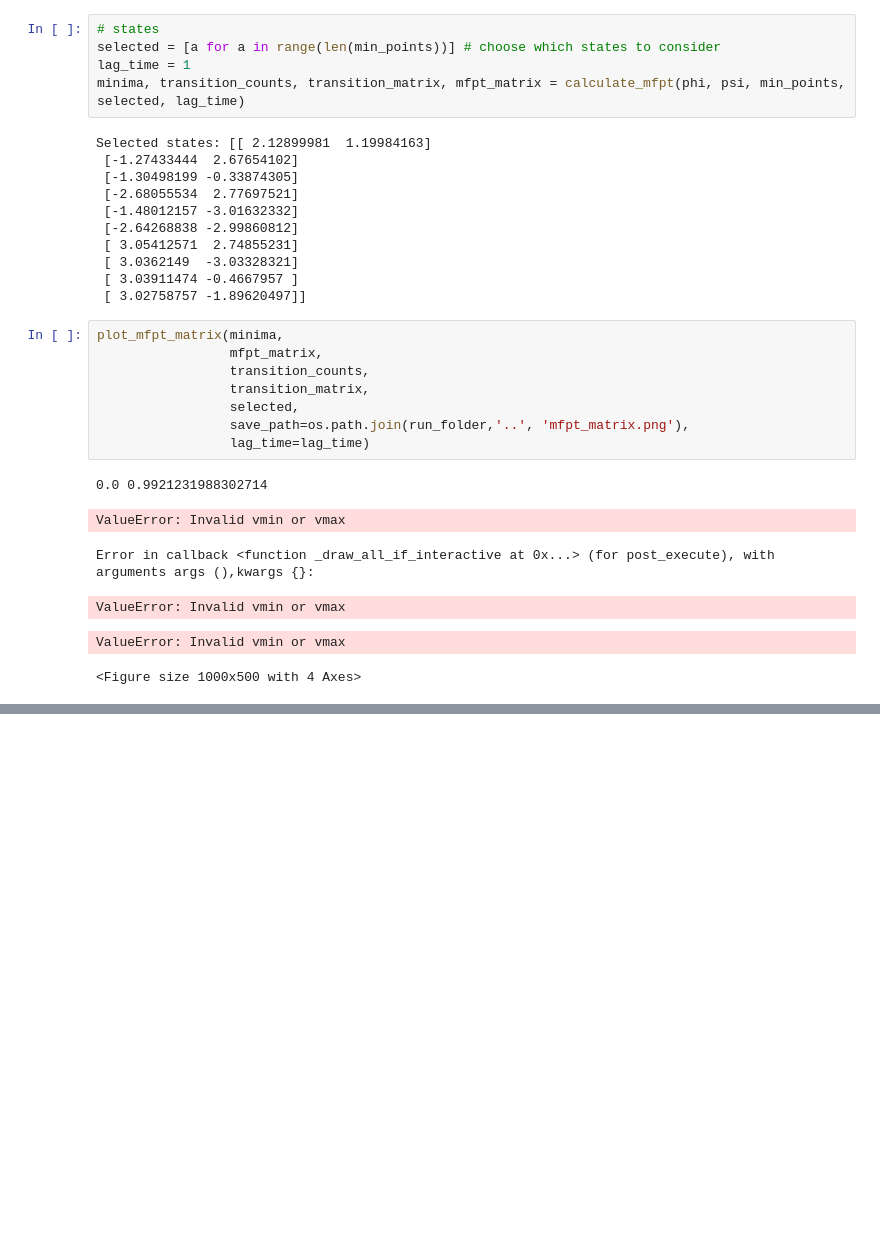
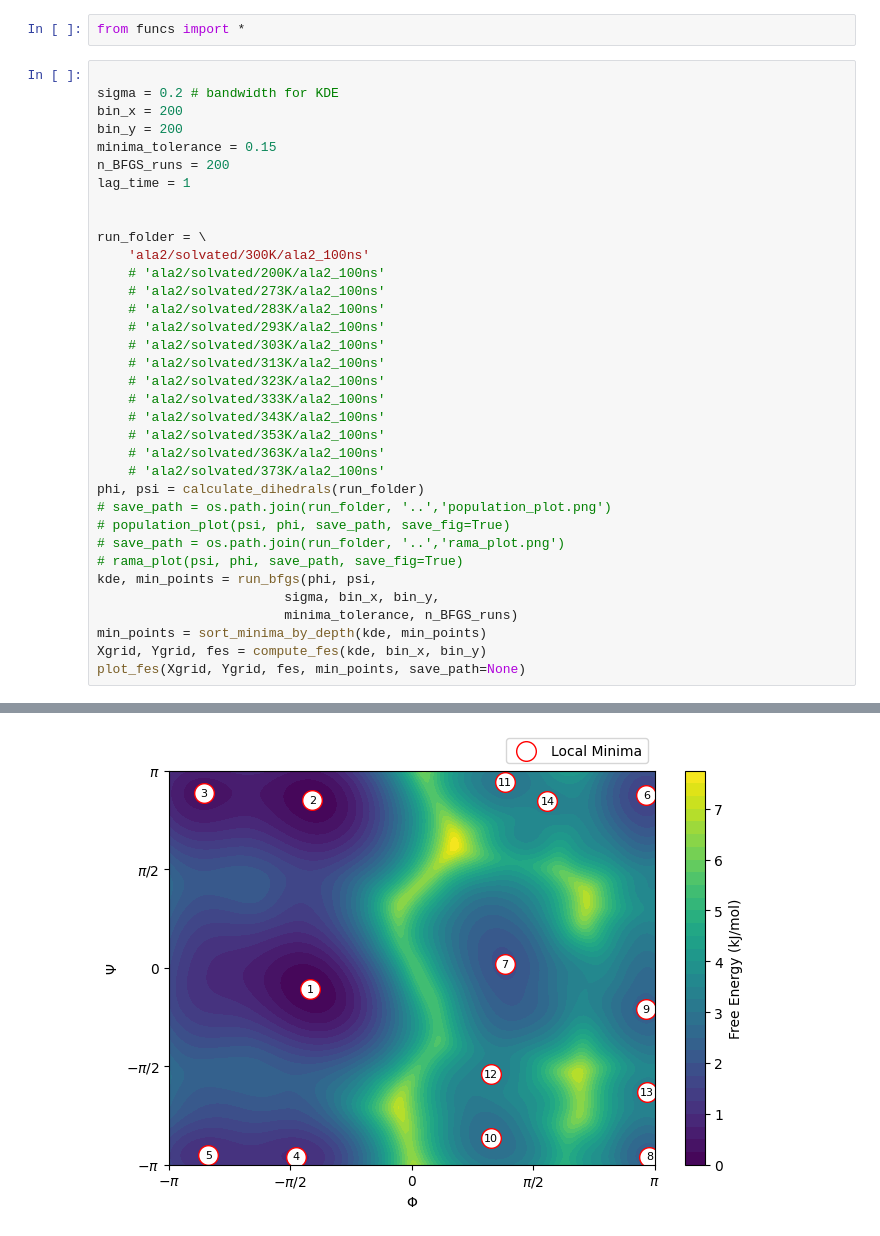
Before and after one commit to goharalisiddiqui/surrogate-dynamics, a Jupyter notebook: data_generation/plots.ipynb, the cells around one changed output, grey strips where cells are left out. Cells and saved outputs as stored; diff of their text form; blank space fills up the shorter version.

```diff
--- a/data_generation/plots.ipynb
+++ b/data_generation/plots.ipynb
@@ -84,31 +1,38 @@ plot_fes(Xgrid, Ygrid, fes, min_points, save_path=save_path)
-# %%
-# states
-selected = [a for a in range(len(min_points))] # choose which states to consider
-lag_time = 1
-minima, transition_counts, transition_matrix, mfpt_matrix = calculate_mfpt(phi, psi, min_points, selected, lag_time)
-# %% [output]
-Selected states: [[ 2.12899981  1.19984163]
- [-1.27433444  2.67654102]
- [-1.30498199 -0.33874305]
- [-2.68055534  2.77697521]
- [-1.48012157 -3.01632332]
- [-2.64268838 -2.99860812]
- [ 3.05412571  2.74855231]
- [ 3.0362149  -3.03328321]
- [ 3.03911474 -0.4667957 ]
- [ 3.02758757 -1.89620497]]
-# %%
-plot_mfpt_matrix(minima,
-                 mfpt_matrix,
-                 transition_counts,
-                 transition_matrix,
-                 selected,
-                 save_path=os.path.join(run_folder,'..', 'mfpt_matrix.png'),
-                 lag_time=lag_time)
-# %% [output]
-0.0 0.9921231988302714
-ValueError: Invalid vmin or vmax
-Error in callback <function _draw_all_if_interactive at 0x...> (for post_execute), with arguments args (),kwargs {}:
-ValueError: Invalid vmin or vmax
-ValueError: Invalid vmin or vmax
-<Figure size 1000x500 with 4 Axes>
+# %%
+from funcs import *
+# %%
+
+sigma = 0.2 # bandwidth for KDE
+bin_x = 200
+bin_y = 200
+minima_tolerance = 0.15
+n_BFGS_runs = 200
+lag_time = 1
+
+
+run_folder = \
+    'ala2/solvated/300K/ala2_100ns'
+    # 'ala2/solvated/200K/ala2_100ns'
+    # 'ala2/solvated/273K/ala2_100ns'
+    # 'ala2/solvated/283K/ala2_100ns'
+    # 'ala2/solvated/293K/ala2_100ns'
+    # 'ala2/solvated/303K/ala2_100ns'
+    # 'ala2/solvated/313K/ala2_100ns'
+    # 'ala2/solvated/323K/ala2_100ns'
+    # 'ala2/solvated/333K/ala2_100ns'
+    # 'ala2/solvated/343K/ala2_100ns'
+    # 'ala2/solvated/353K/ala2_100ns'
+    # 'ala2/solvated/363K/ala2_100ns'
+    # 'ala2/solvated/373K/ala2_100ns'
+phi, psi = calculate_dihedrals(run_folder)
+# save_path = os.path.join(run_folder, '..','population_plot.png')
+# population_plot(psi, phi, save_path, save_fig=True)
+# save_path = os.path.join(run_folder, '..','rama_plot.png')
+# rama_plot(psi, phi, save_path, save_fig=True)
+kde, min_points = run_bfgs(phi, psi,
+                        sigma, bin_x, bin_y,
+                        minima_tolerance, n_BFGS_runs)
+min_points = sort_minima_by_depth(kde, min_points)
+Xgrid, Ygrid, fes = compute_fes(kde, bin_x, bin_y)
+plot_fes(Xgrid, Ygrid, fes, min_points, save_path=None)
+# %% [output]
@@ -114,0 +56 @@ ValueError: Invalid vmin or vmax
+[figure, added]
```
Also changed, not shown: parts of 11 cells of this notebook, 49 other files.
